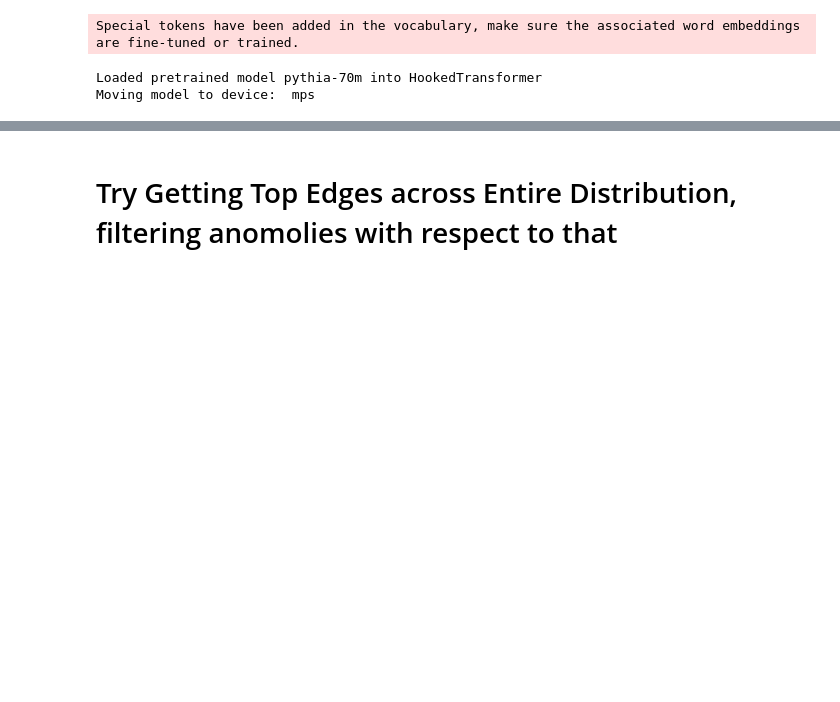
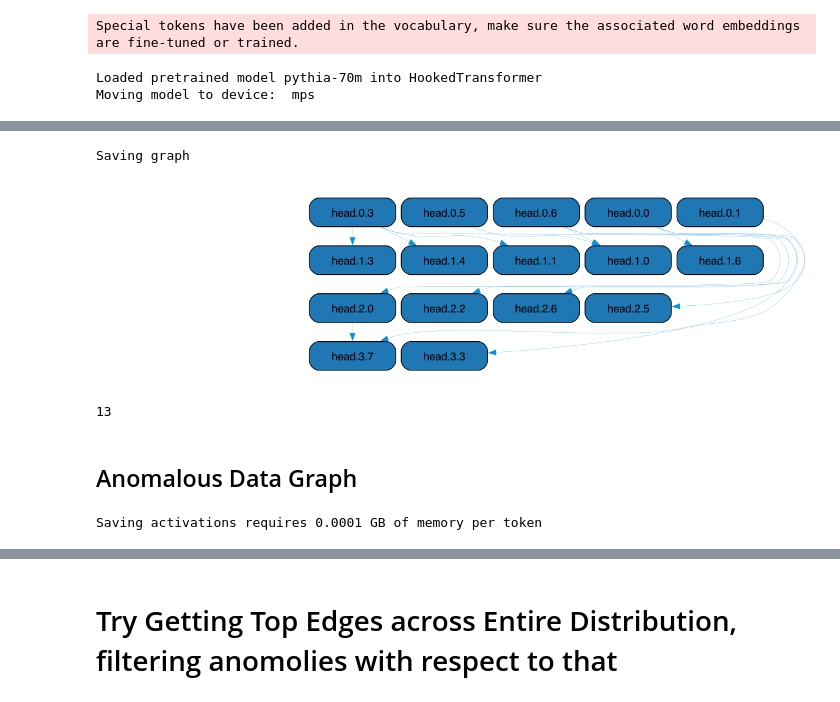
Before and after one commit to oliveradk/elk-experiments, a Jupyter notebook: notebooks/explore_eap_graphs_hex.ipynb, the cells around one changed output, grey strips where cells are left out. Drawn from its saved outputs; the diff is of its cells as text; code cells hidden in the pictures; blank space fills up the shorter version.

```diff
--- a/notebooks/explore_eap_graphs_hex.ipynb
+++ b/notebooks/explore_eap_graphs_hex.ipynb
@@ -33,6 +41,9 @@ Moving model to device:  mps
 Special tokens have been added in the vocabulary, make sure the associated word embeddings are fine-tuned or trained.
 Loaded pretrained model pythia-70m into HookedTransformer
 Moving model to device:  mps
+# %%
+graph_dir = out_dir / f"subset_graphs_{task_name}_{model_name}"
+graph_dir.mkdir(exist_ok=True)
 # %%
 task.model.set_use_hook_mlp_in(True)
 task.model.set_use_split_qkv_input(True)
@@ -52,7 +61,7 @@ def effect_prob_func(logits, effect_tokens):
     return out
 # %%
 from cupbearer.tasks.tiny_natural_mechanisms import get_effect_tokens
-effect_tokens = get_effect_tokens("hex", task.model)
+effect_tokens = get_effect_tokens(task_name, task.model)
 # %%
 trusted_tokens = torch.stack([torch.tensor(data["prefix_tokens"]) for data in small_task.trusted_data.data])
 untrusted_clean_tokens = torch.stack([torch.tensor(data["prefix_tokens"]) for data in small_task.test_data.normal_data.data])
@@ -254,0 +69,2 @@ Saving graph
+# %%
+threshold = 2e-6
@@ -254,0 +73,14 @@ Saving graph
+# %%
+clean_graph_path = graph_dir / "clean_graph.pt"
+task.model.reset_hooks()
+
+clean_graph = learn_graph_cache(
+    model=task.model,
+    tokens=trusted_tokens,
+    metric=partial(effect_prob_func, effect_tokens=effect_tokens),
+    upstream_nodes=["head"],
+    downstream_nodes=["head"],
+    batch_size=128,
+    cache_path=clean_graph_path,
+    verbose=True
+)
@@ -254,0 +112,31 @@ Saving graph
+# %%
+fname = "clean_graph.png"
+clean_graph.show(threshold=threshold, abs_scores=False, fdir=graph_dir, fname=fname)
+display(Image(graph_dir / fname))
+# %% [output]
+Saving graph
+[figure, added]
+# %%
+clean_edges = clean_graph.top_edges(threshold=threshold, abs_scores=False)
+len(clean_edges)
+# %% [output]
+13
+# %% [markdown]
+## Anomalous Data Graph
+# %%
+anomalous_graph_path = graph_dir / "anomalous_graph.pt"
+
+task.model.reset_hooks()
+
+anomalous_graph = learn_graph_cache(
+    model=task.model,
+    tokens=anomalous_tokens,
+    metric=partial(effect_prob_func, effect_tokens=effect_tokens),
+    upstream_nodes=["head"],
+    downstream_nodes=["head"],
+    batch_size=128,
+    cache_path=anomalous_graph_path,
+    verbose=True
+)
+# %% [output]
+Saving activations requires 0.0001 GB of memory per token
```
Also changed, not shown: parts of 70 cells of this notebook, 3 other files.
